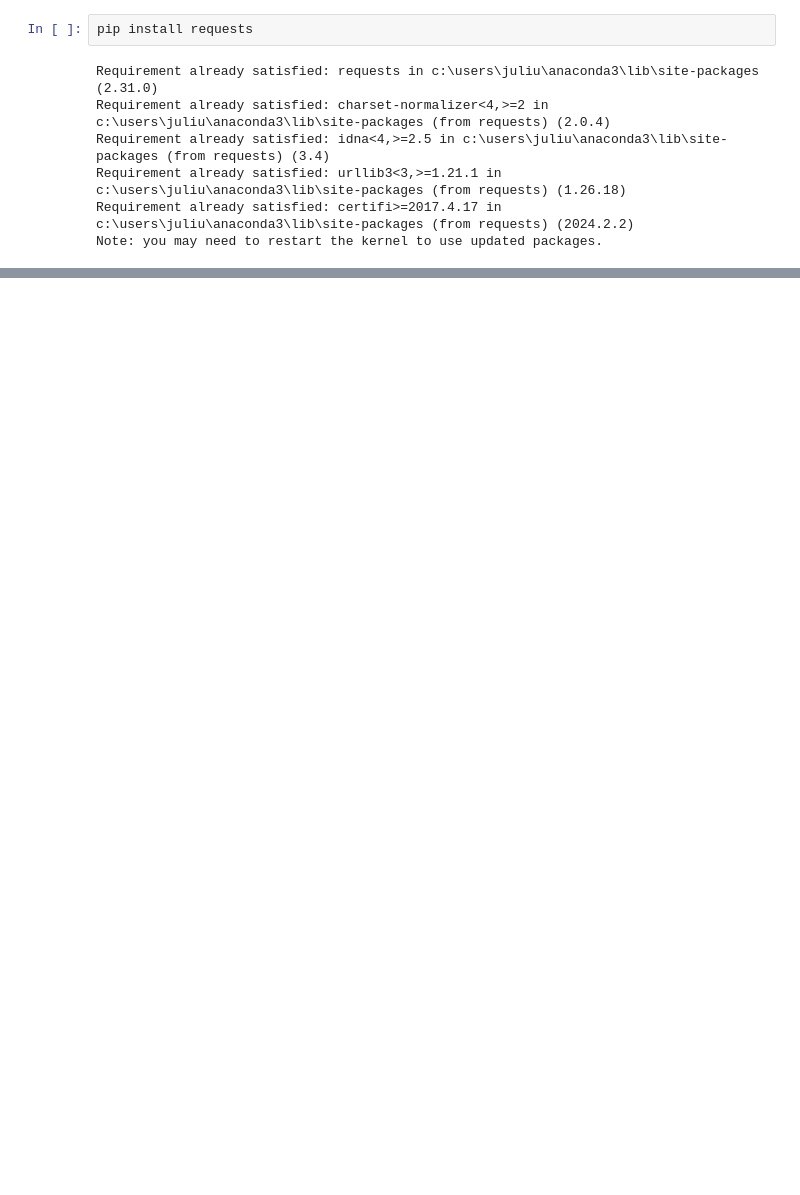
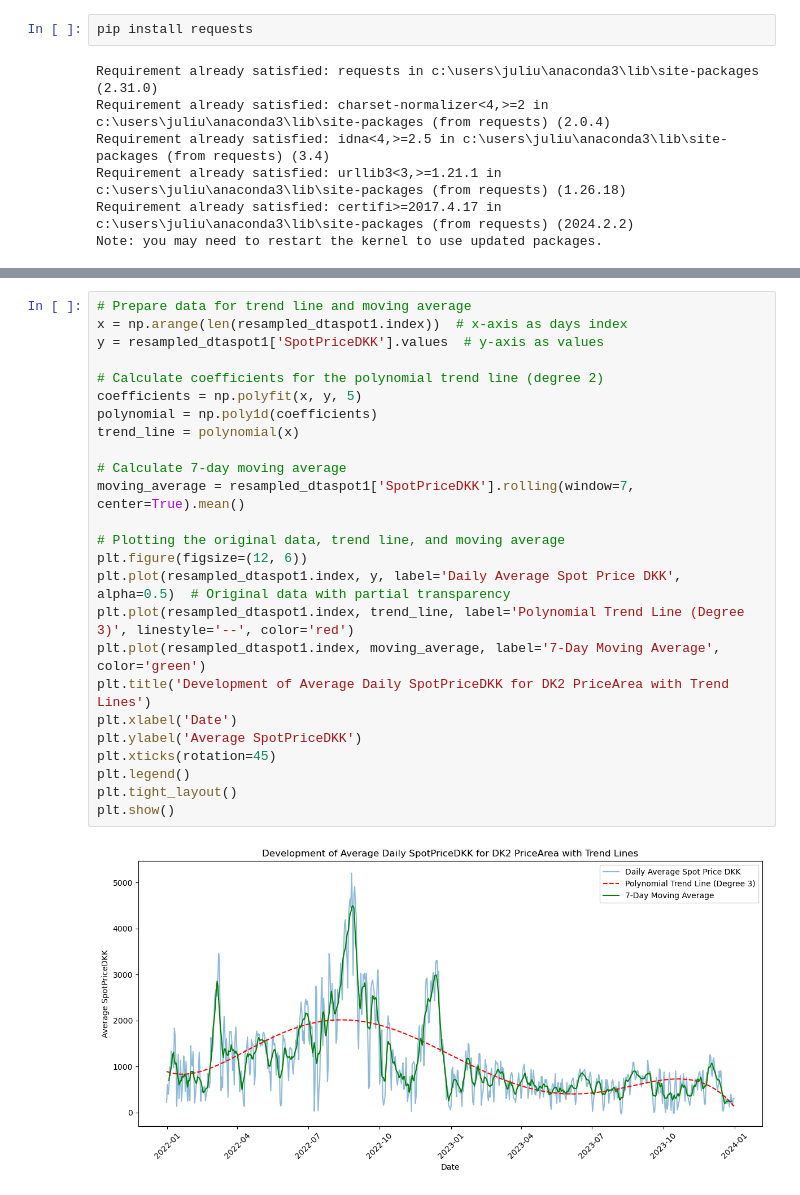
Before and after one commit to crf764/Seminarer, a Jupyter notebook: energyecon.ipynb, the cells around one changed output, grey strips where cells are left out. Cells and saved outputs as stored; diff of their text form; blank space fills up the shorter version.

```diff
--- a/energyecon.ipynb
+++ b/energyecon.ipynb
@@ -45,0 +126,27 @@ records:
+# %%
+# Prepare data for trend line and moving average
+x = np.arange(len(resampled_dtaspot1.index))  # x-axis as days index
+y = resampled_dtaspot1['SpotPriceDKK'].values  # y-axis as values
+
+# Calculate coefficients for the polynomial trend line (degree 2)
+coefficients = np.polyfit(x, y, 5)
+polynomial = np.poly1d(coefficients)
+trend_line = polynomial(x)
+
+# Calculate 7-day moving average
+moving_average = resampled_dtaspot1['SpotPriceDKK'].rolling(window=7, center=True).mean()
+
+# Plotting the original data, trend line, and moving average
+plt.figure(figsize=(12, 6))
+plt.plot(resampled_dtaspot1.index, y, label='Daily Average Spot Price DKK', alpha=0.5)  # Original data with partial transparency
+plt.plot(resampled_dtaspot1.index, trend_line, label='Polynomial Trend Line (Degree 3)', linestyle='--', color='red')
+plt.plot(resampled_dtaspot1.index, moving_average, label='7-Day Moving Average', color='green')
+plt.title('Development of Average Daily SpotPriceDKK for DK2 PriceArea with Trend Lines')
+plt.xlabel('Date')
+plt.ylabel('Average SpotPriceDKK')
+plt.xticks(rotation=45)
+plt.legend()
+plt.tight_layout()
+plt.show()
+# %% [output]
+[figure, added]
```
Also changed, not shown: parts of 38 cells of this notebook, 1 other file.
